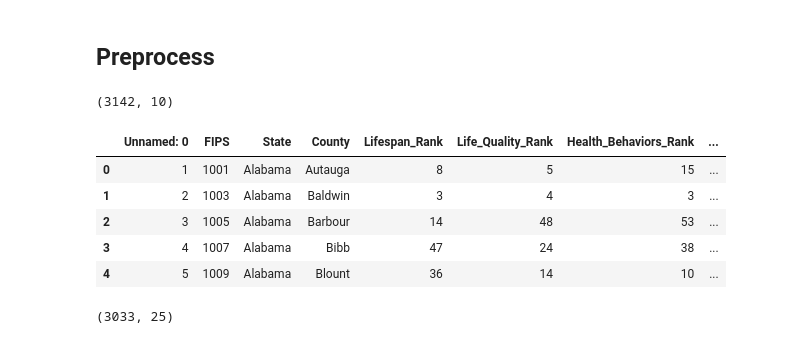
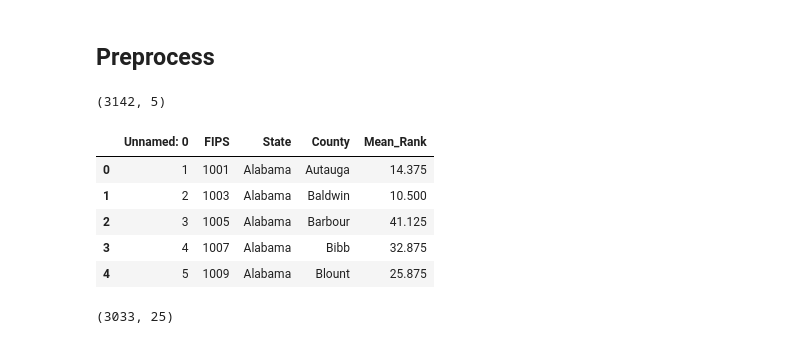
Before and after one commit to Tsoggy/Lyme_Disease, a Jupyter notebook: Resources/Notebooks/Lyme_ML_model.ipynb, the cells around one changed output. Drawn from its saved outputs; the diff is of its cells as text; code cells hidden in the pictures.

```diff
--- a/Resources/Notebooks/Lyme_ML_model.ipynb
+++ b/Resources/Notebooks/Lyme_ML_model.ipynb
@@ -19,17 +19,17 @@ import pickle
 file_path = 'Data/Cleaned_Data/'
 # %%
 # Read in Health Ranking Data
-df = pd.read_csv(f"../../{file_path}County_Health_All_Factors.csv")
+df = pd.read_csv(f"../../{file_path}Health_Mean_Rank.csv")
 print(df.shape)
 df.head()
 # %% [output]
-(3142, 10)
+(3142, 5)
-|  | Unnamed: 0 | FIPS | State | County | Lifespan_Rank | Life_Quality_Rank | Health_Behaviors_Rank | ... |
-| 0 | 1 | 1001 | Alabama | Autauga | 8 | 5 | 15 | ... |
-| 1 | 2 | 1003 | Alabama | Baldwin | 3 | 4 | 3 | ... |
-| 2 | 3 | 1005 | Alabama | Barbour | 14 | 48 | 53 | ... |
-| 3 | 4 | 1007 | Alabama | Bibb | 47 | 24 | 38 | ... |
-| 4 | 5 | 1009 | Alabama | Blount | 36 | 14 | 10 | ... |
+|  | Unnamed: 0 | FIPS | State | County | Mean_Rank |
+| 0 | 1 | 1001 | Alabama | Autauga | 14.375 |
+| 1 | 2 | 1003 | Alabama | Baldwin | 10.500 |
+| 2 | 3 | 1005 | Alabama | Barbour | 41.125 |
+| 3 | 4 | 1007 | Alabama | Bibb | 32.875 |
+| 4 | 5 | 1009 | Alabama | Blount | 25.875 |
 # %%
 # Read in the Merged Data
 df2 = pd.read_csv(f"../../{file_path}Merged_Demographic_Data.csv")
```
Also changed, not shown: parts of 27 cells of this notebook, 13 other files.
